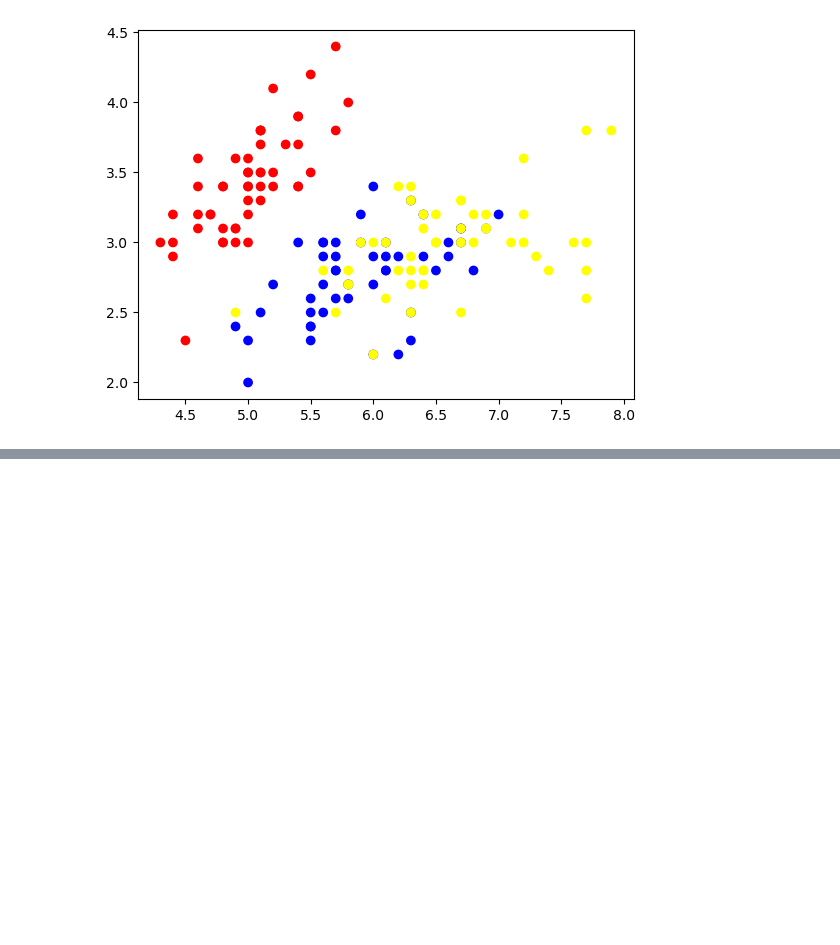
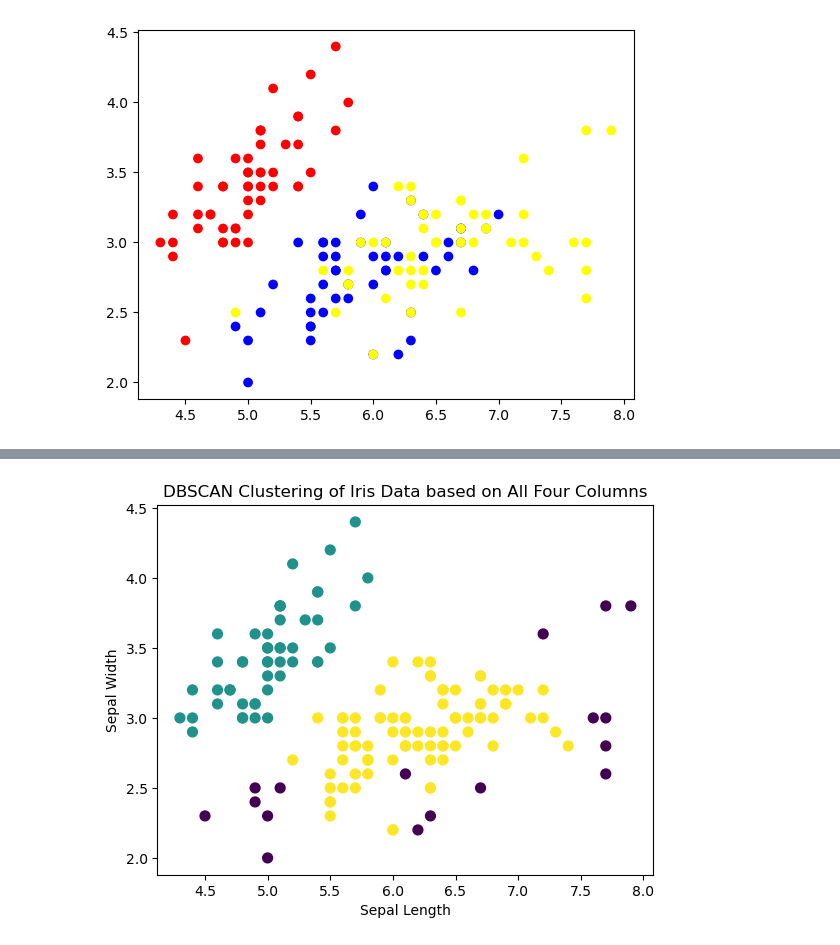
Before and after one commit to Mampah/Artificial-Intelligence, a Jupyter notebook: Ai Group work.ipynb, the cells around one changed output, grey strips where cells are left out. Saved outputs shown, nothing was run; the diff lists cells and outputs as text; code cells hidden in the pictures; blank space fills up the shorter version.

```diff
--- a/Ai Group work.ipynb
+++ b/Ai Group work.ipynb
@@ -92,0 +143,15 @@ X_train, X_test, y_train, y_test = train_test_split(X, y,test_size=0.7)
+# %%
+from sklearn.cluster import DBSCAN
+
+# Perform DBSCAN clustering
+dbscan = DBSCAN(eps=0.5, min_samples=5)
+y_pred = dbscan.fit_predict(X)
+
+# Visualize the clusters
+plt.scatter(X.iloc[:, 0], X.iloc[:, 1], c=y_pred, s=50, cmap='viridis')
+plt.title('DBSCAN Clustering of Iris Data based on All Four Columns')
+plt.xlabel('Sepal Length')
+plt.ylabel('Sepal Width')
+plt.show()
+# %% [output]
+[figure, added]
```
Also changed, not shown: parts of 12 cells of this notebook.
